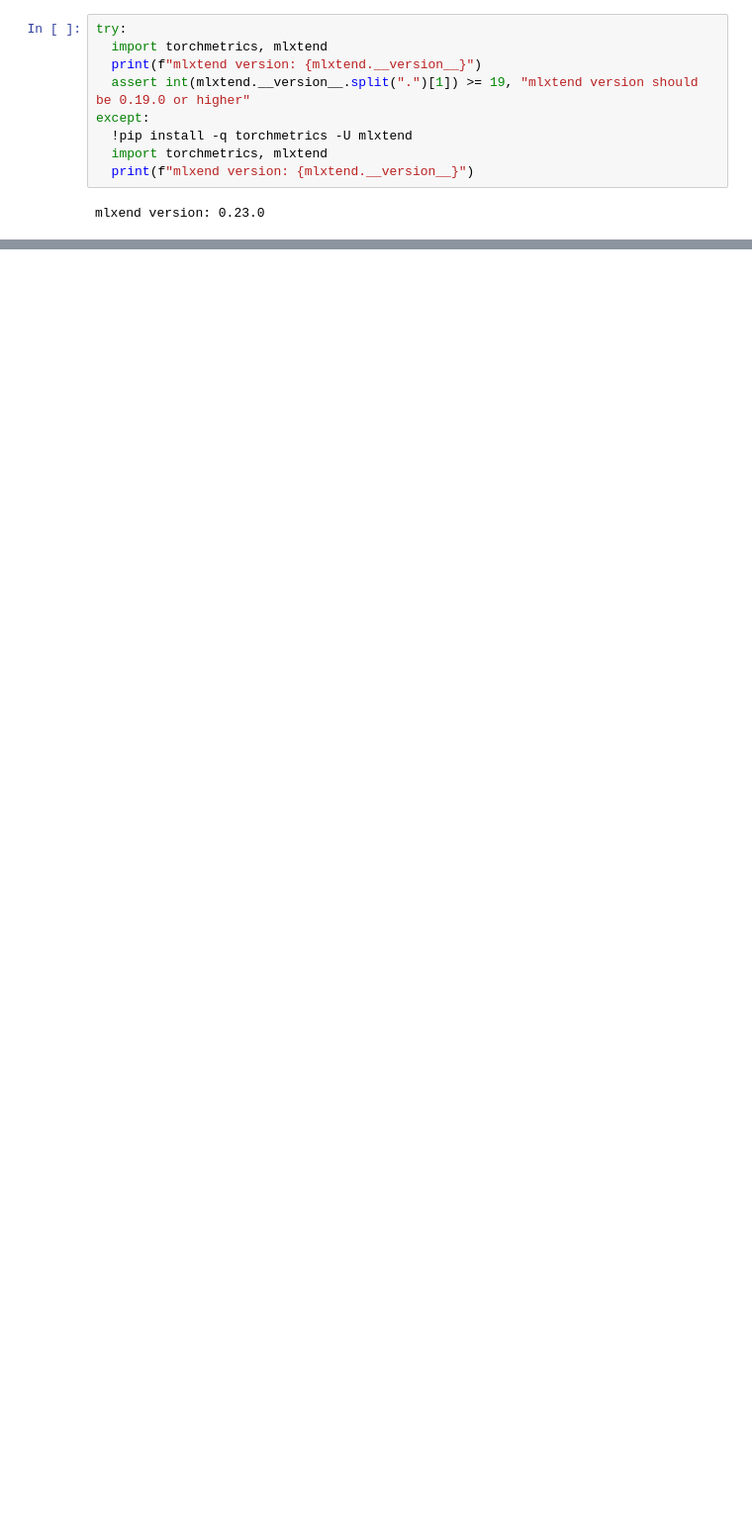
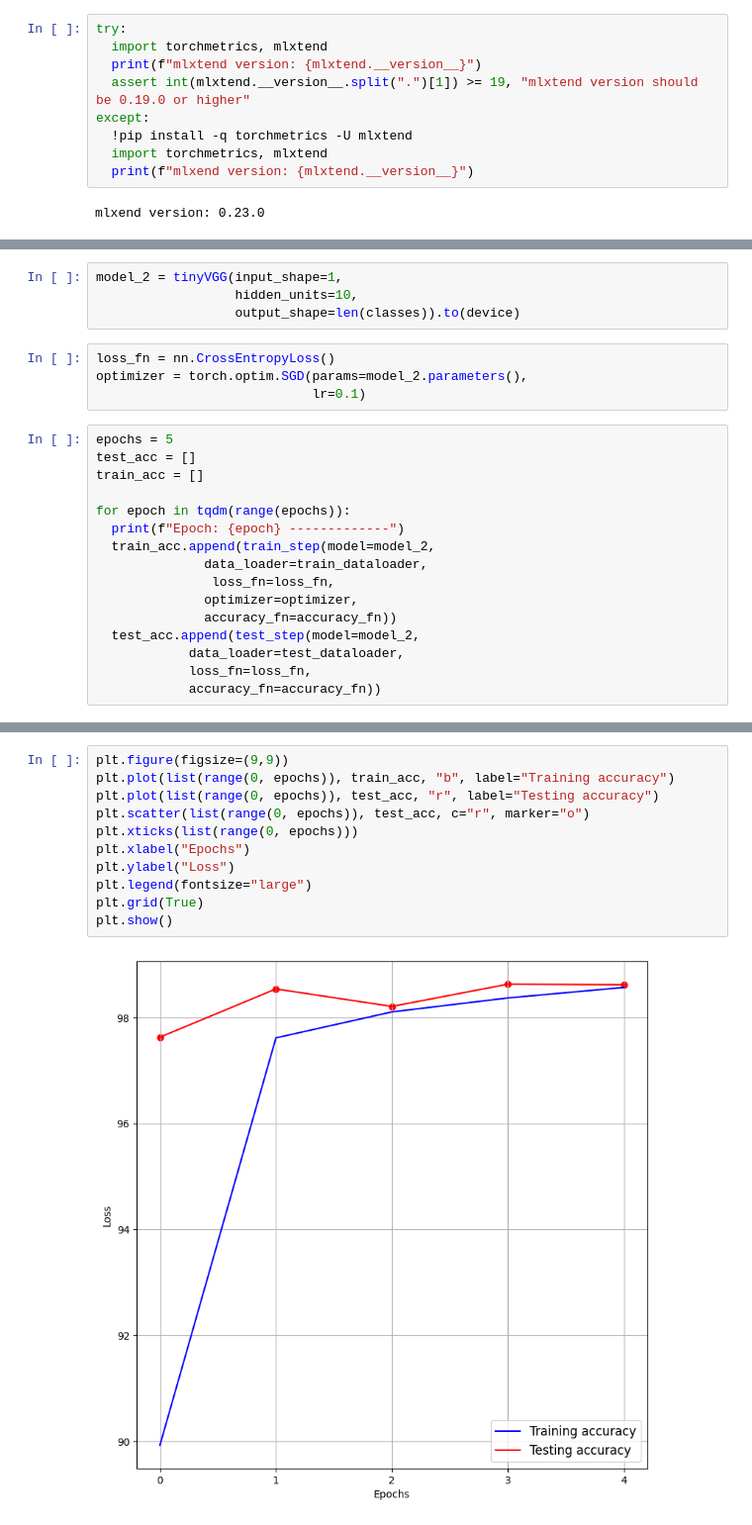
Before and after one commit to nicosaboonchi/Deep-Learning, a Jupyter notebook: Classification_with_MNIST_Data.ipynb, the cells around one changed output, grey strips where cells are left out. Shown: that part at 99% size. Drawn from its saved outputs; the diff is of its cells as text; blank space fills up the shorter version.

```diff
--- a/Classification_with_MNIST_Data.ipynb
+++ b/Classification_with_MNIST_Data.ipynb
@@ -576,0 +761,24 @@ AttributeError: ignored
+# %%
+model_2 = tinyVGG(input_shape=1,
+                  hidden_units=10,
+                  output_shape=len(classes)).to(device)
+# %%
+loss_fn = nn.CrossEntropyLoss()
+optimizer = torch.optim.SGD(params=model_2.parameters(),
+                            lr=0.1)
+# %%
+epochs = 5
+test_acc = []
+train_acc = []
+
+for epoch in tqdm(range(epochs)):
+  print(f"Epoch: {epoch} -------------")
+  train_acc.append(train_step(model=model_2,
+              data_loader=train_dataloader,
+               loss_fn=loss_fn,
+              optimizer=optimizer,
+              accuracy_fn=accuracy_fn))
+  test_acc.append(test_step(model=model_2,
+            data_loader=test_dataloader,
+            loss_fn=loss_fn,
+            accuracy_fn=accuracy_fn))
@@ -576,0 +805,13 @@ AttributeError: ignored
+# %%
+plt.figure(figsize=(9,9))
+plt.plot(list(range(0, epochs)), train_acc, "b", label="Training accuracy")
+plt.plot(list(range(0, epochs)), test_acc, "r", label="Testing accuracy")
+plt.scatter(list(range(0, epochs)), test_acc, c="r", marker="o")
+plt.xticks(list(range(0, epochs)))
+plt.xlabel("Epochs")
+plt.ylabel("Loss")
+plt.legend(fontsize="large")
+plt.grid(True)
+plt.show()
+# %% [output]
+[figure, added]
```
Also changed, not shown: parts of 50 cells of this notebook.
